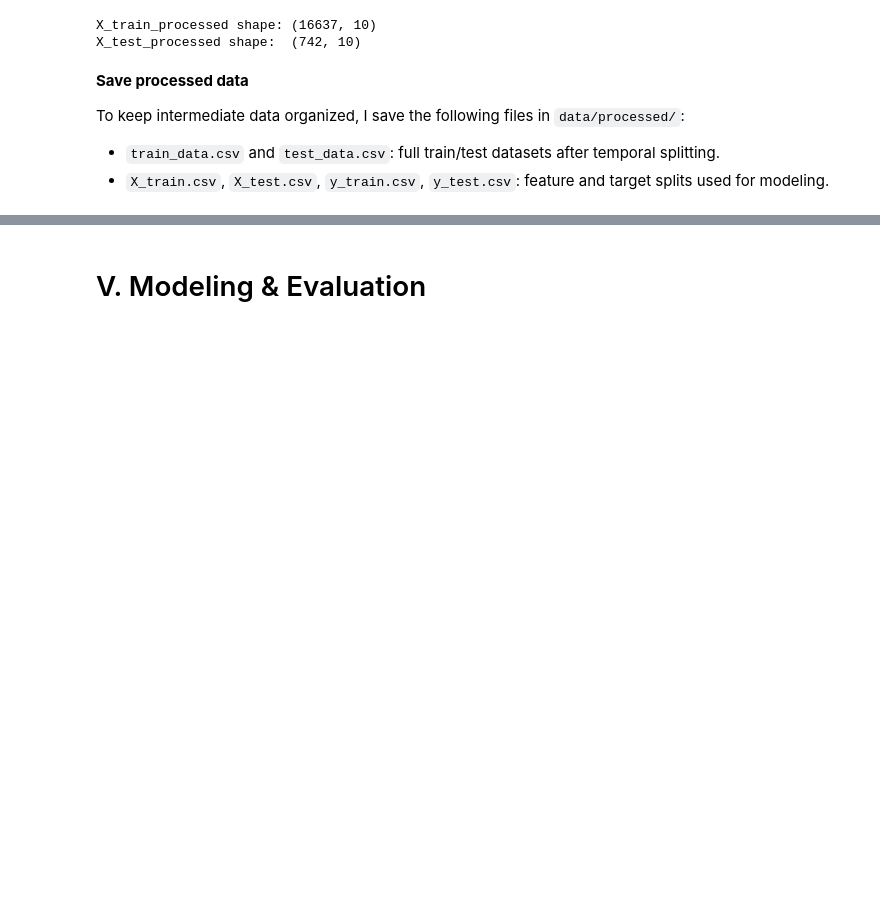
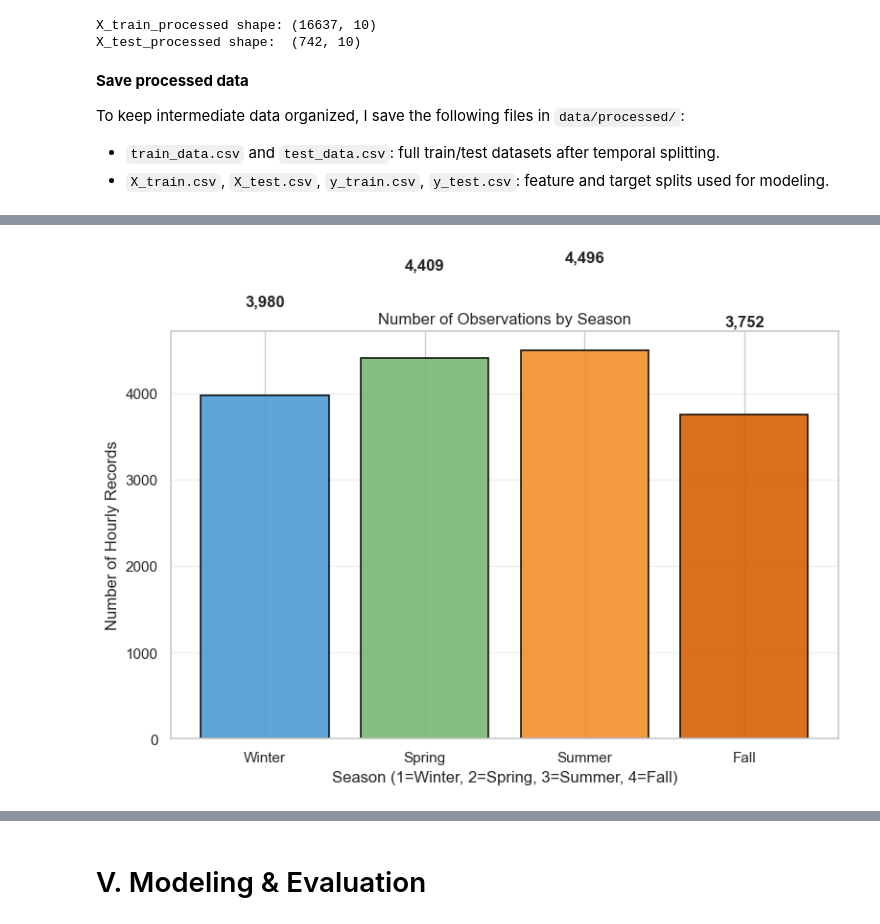
Before and after one commit to clarissecasicarino/hourly-bike-predictor, a Jupyter notebook: notebooks/regression_capstone.ipynb, the cells around one changed output, grey strips where cells are left out. Drawn from its saved outputs; the diff is of its cells as text; code cells hidden in the pictures; blank space fills up the shorter version.

```diff
--- a/notebooks/regression_capstone.ipynb
+++ b/notebooks/regression_capstone.ipynb
@@ -489,0 +589,29 @@ y_test.to_csv( "../data/processed/y_test.csv",  index=False)
+# %%
+# 2. Categorical → Bar chart (season with distinct colors)
+plt.figure(figsize=(8, 6))
+
+# Season color palette (Winter→blue, Spring→green, Summer→orange, Fall→brown)
+season_colors = {1: '#4B9CD3', 2: '#7AB874', 3: '#F28E2B', 4: '#D95F02'}
+
+# Count by season and plot with custom colors
+season_counts = train_df["season"].value_counts().sort_index()
+bars = plt.bar(season_counts.index, season_counts.values,
+               color=[season_colors[i] for i in season_counts.index],
+               edgecolor='black', linewidth=1.2, alpha=0.9)
+
+plt.title("Number of Observations by Season", fontsize=12)
+plt.xlabel("Season (1=Winter, 2=Spring, 3=Summer, 4=Fall)")
+plt.ylabel("Number of Hourly Records")
+plt.xticks([1, 2, 3, 4], ['Winter', 'Spring', 'Summer', 'Fall'])
+
+# Add value labels on top of bars
+for bar, count in zip(bars, season_counts.values):
+    plt.text(bar.get_x() + bar.get_width()/2, bar.get_height() + 1000,
+             f'{int(count):,}', ha='center', va='bottom', fontweight='bold')
+
+plt.grid(axis='y', alpha=0.3)
+plt.tight_layout()
+plt.savefig("../outputs/figures/bar_season_colored.png", dpi=200, bbox_inches='tight')
+plt.show()
+# %% [output]
+[figure, added]
```
Also changed, not shown: parts of 15 cells of this notebook, 6 other files.
